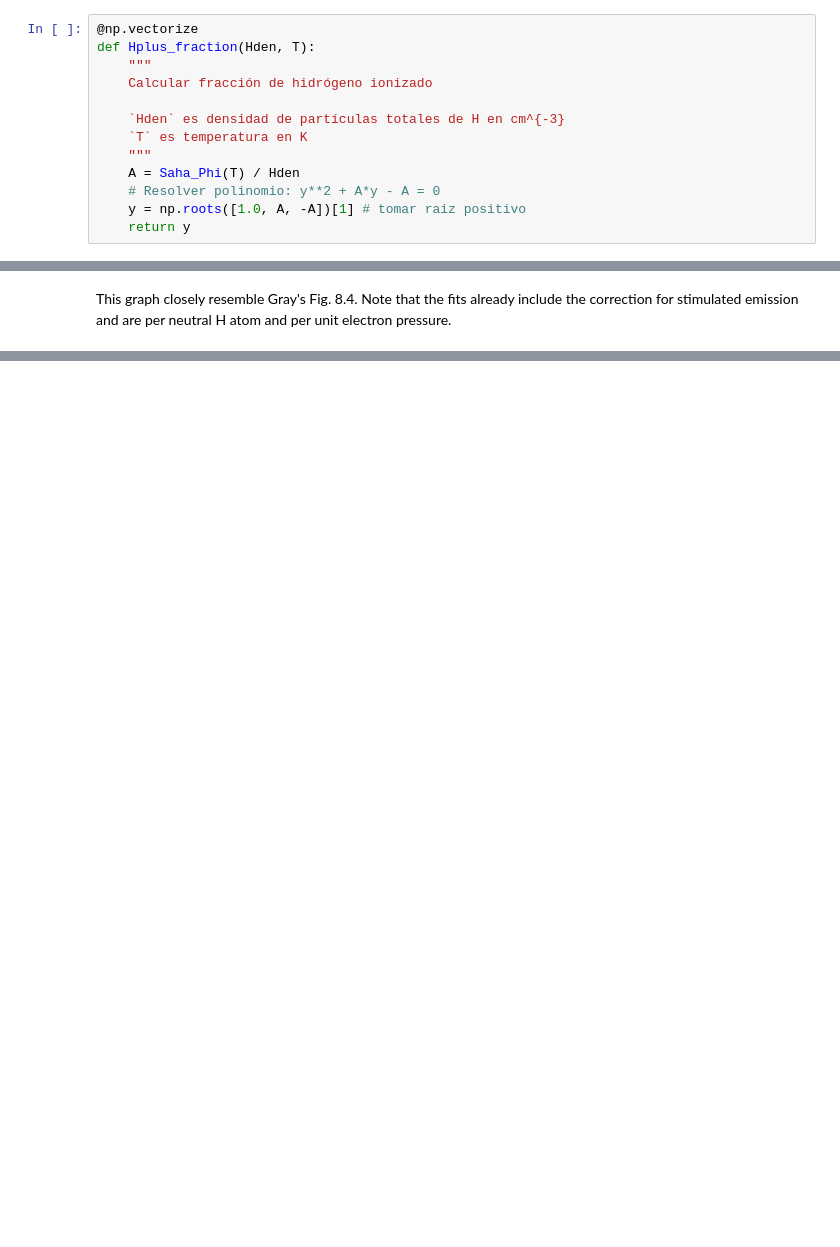
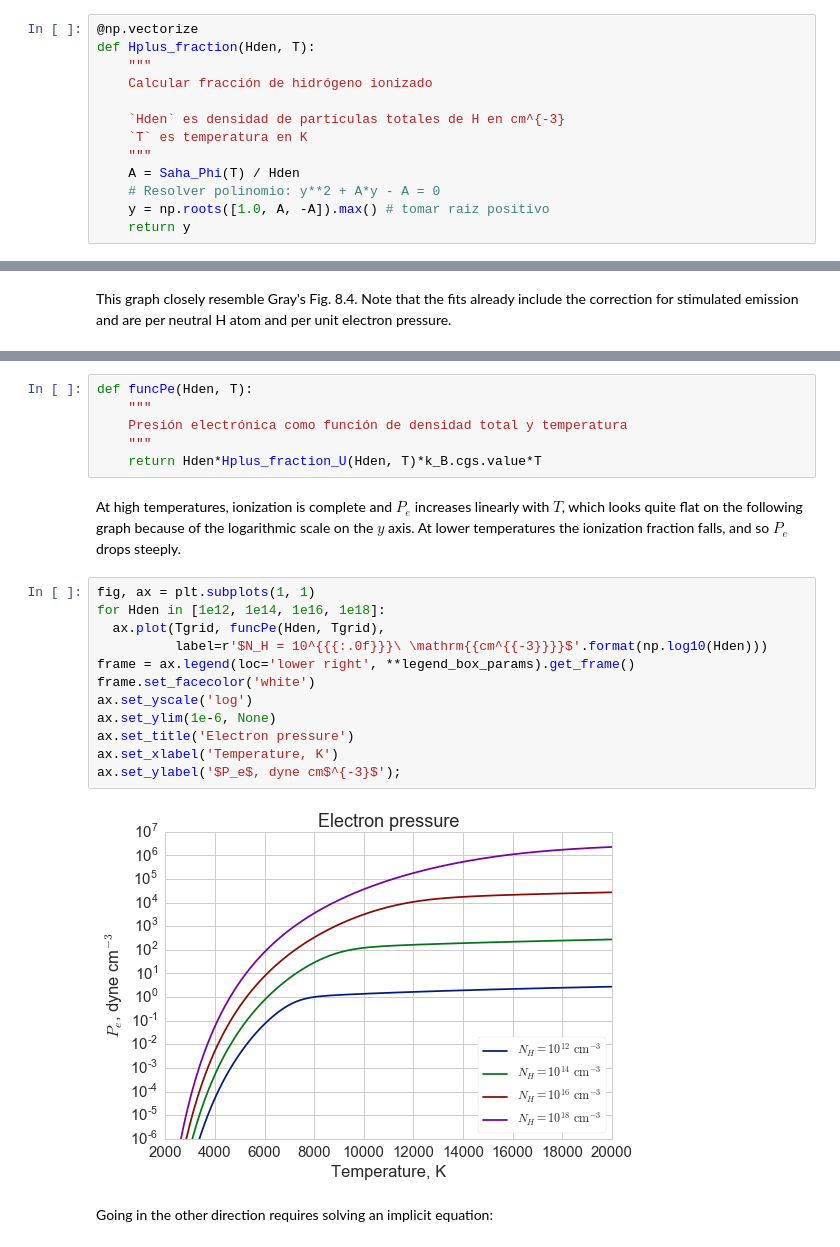
Before and after one commit to deprecated/lte-opacities, a Jupyter notebook: LTE Opacity.ipynb, the cells around one changed output, grey strips where cells are left out. Cells and saved outputs as stored; diff of their text form; blank space fills up the shorter version.

```diff
--- a/LTE Opacity.ipynb
+++ b/LTE Opacity.ipynb
@@ -90,7 +90,7 @@ def Hplus_fraction(Hden, T):
     """
     A = Saha_Phi(T) / Hden
     # Resolver polinomio: y**2 + A*y - A = 0
-    y = np.roots([1.0, A, -A])[1] # tomar raiz positivo
+    y = np.roots([1.0, A, -A]).max() # tomar raiz positivo
     return y
 # %% [markdown]
 ### The abundance of the negative hydrogen ion
@@ -553,0 +558,24 @@ This graph closely resemble Gray's Fig. 8.4.  Note that the fits already include
+# %%
+def funcPe(Hden, T):
+    """
+    Presión electrónica como función de densidad total y temperatura
+    """
+    return Hden*Hplus_fraction_U(Hden, T)*k_B.cgs.value*T
+# %% [markdown]
+At high temperatures, ionization is complete and $P_e$ increases linearly with $T$, which looks quite flat on the following graph because of the logarithmic scale on the $y$ axis. At lower temperatures the ionization fraction falls, and so $P_e$ drops steeply.
+# %%
+fig, ax = plt.subplots(1, 1)
+for Hden in [1e12, 1e14, 1e16, 1e18]:
+  ax.plot(Tgrid, funcPe(Hden, Tgrid),
+          label=r'$N_H = 10^{{{:.0f}}}\ \mathrm{{cm^{{-3}}}}$'.format(np.log10(Hden)))
+frame = ax.legend(loc='lower right', **legend_box_params).get_frame()
+frame.set_facecolor('white')
+ax.set_yscale('log')
+ax.set_ylim(1e-6, None)
+ax.set_title('Electron pressure')
+ax.set_xlabel('Temperature, K')
+ax.set_ylabel('$P_e$, dyne cm$^{-3}$');
+# %% [output]
+[figure, added]
+# %% [markdown]
+Going in the other direction requires solving an implicit equation:
```
Also changed, not shown: parts of 8 cells of this notebook.
